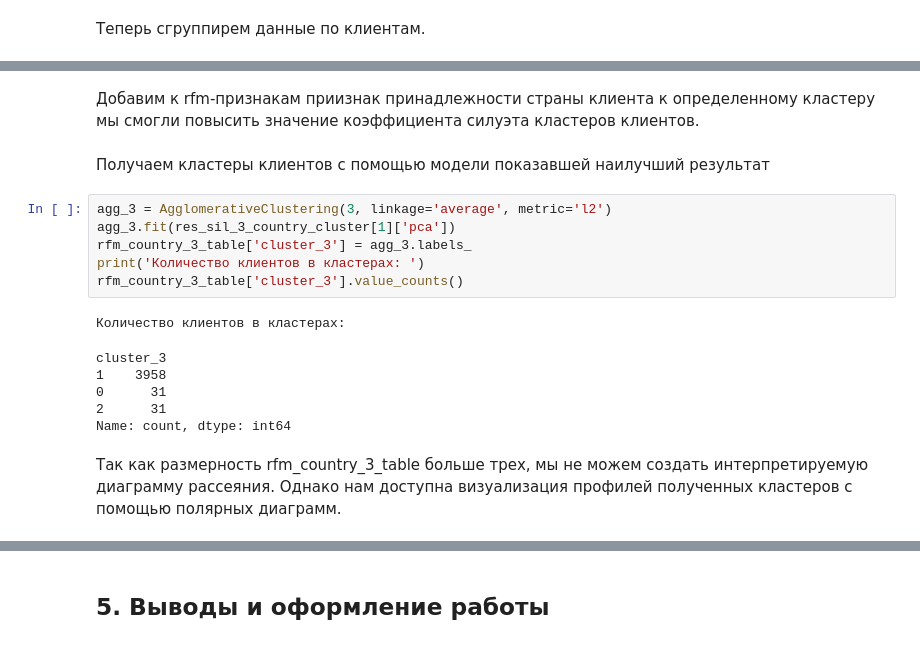
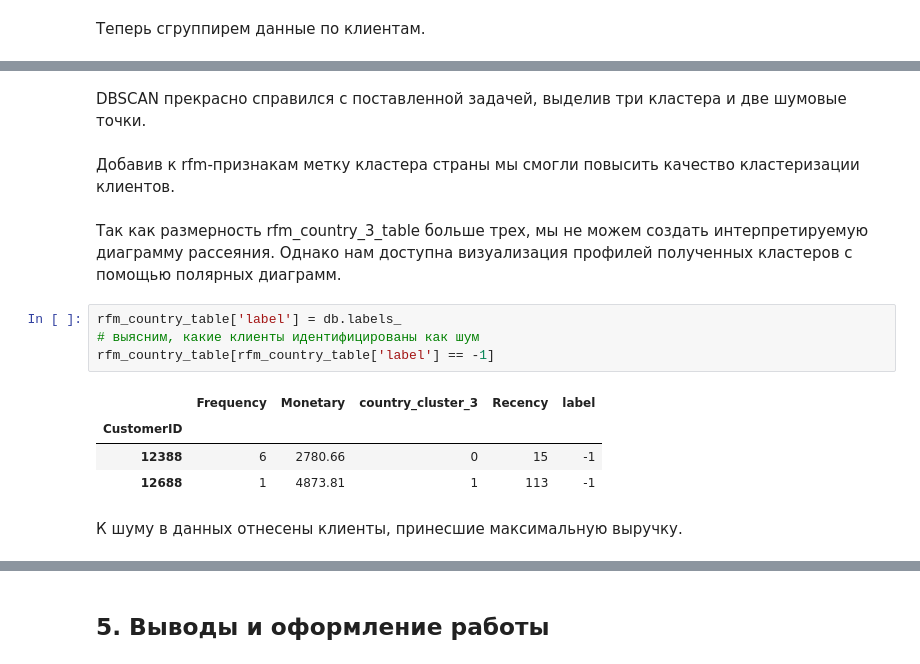
Before and after one commit to DSPilshchikov/Project_6, a Jupyter notebook: PROJECT-6._Сегментация_клиентов_онлайн-магазина.ipynb, the cells around one changed output, grey strips where cells are left out. Drawn from its saved outputs; the diff is of its cells as text.

```diff
--- a/PROJECT-6._Сегментация_клиентов_онлайн-магазина.ipynb
+++ b/PROJECT-6._Сегментация_клиентов_онлайн-магазина.ipynb
@@ -1077,20 +1130,18 @@ print(res_sil_3_country_cluster[0].head(15))
+# %% [markdown]
+DBSCAN прекрасно справился с поставленной задачей, выделив три кластера и две шумовые точки.
 # %% [markdown]
-Добавим к rfm-признакам приизнак принадлежности страны клиента к определенному кластеру мы смогли повысить значение коэффициента силуэта кластеров клиентов.
+Добавив к rfm-признакам метку кластера страны мы смогли повысить качество кластеризации клиентов.
-# %% [markdown]
-Получаем кластеры клиентов с помощью модели показавшей наилучший результат
-# %%
-agg_3 = AgglomerativeClustering(3, linkage='average', metric='l2')
-agg_3.fit(res_sil_3_country_cluster[1]['pca'])
-rfm_country_3_table['cluster_3'] = agg_3.labels_
-print('Количество клиентов в кластерах: ')
-rfm_country_3_table['cluster_3'].value_counts()
-# %% [output]
-Количество клиентов в кластерах:
-cluster_3
-1    3958
-0      31
-2      31
-Name: count, dtype: int64
 # %% [markdown]
 Так как размерность  rfm_country_3_table больше трех, мы не можем создать интерпретируемую диаграмму рассеяния. Однако нам доступна визуализация профилей полученных кластеров с помощью полярных диаграмм.
+# %%
+rfm_country_table['label'] = db.labels_
+# выясним, какие клиенты идентифицированы как шум
+rfm_country_table[rfm_country_table['label'] == -1]
+# %% [output]
+|  | Frequency | Monetary | country_cluster_3 | Recency | label |
+| CustomerID |  |  |  |  |  |
+| 12388 | 6 | 2780.66 | 0 | 15 | -1 |
+| 12688 | 1 | 4873.81 | 1 | 113 | -1 |
+# %% [markdown]
+К шуму в данных отнесены клиенты, принесшие  максимальную выручку.
 # %%
```
Also changed, not shown: parts of 68 cells of this notebook, 20 other files.
